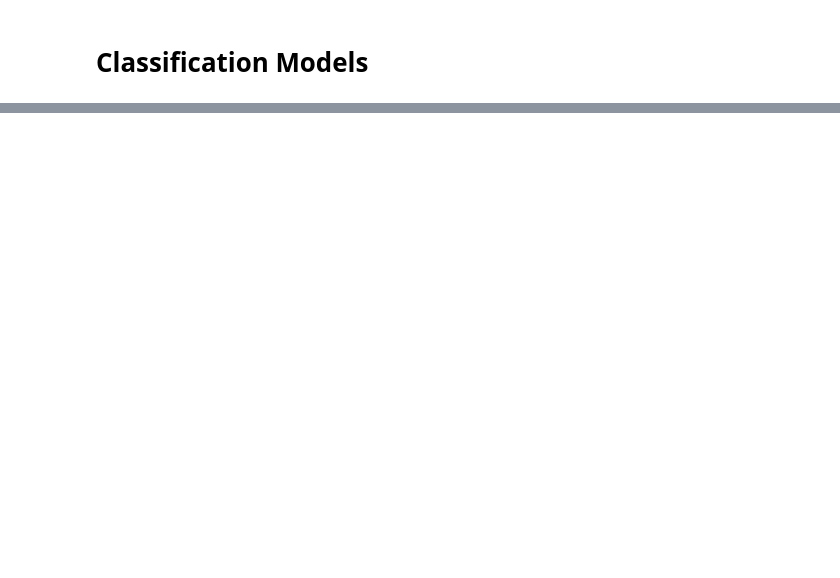
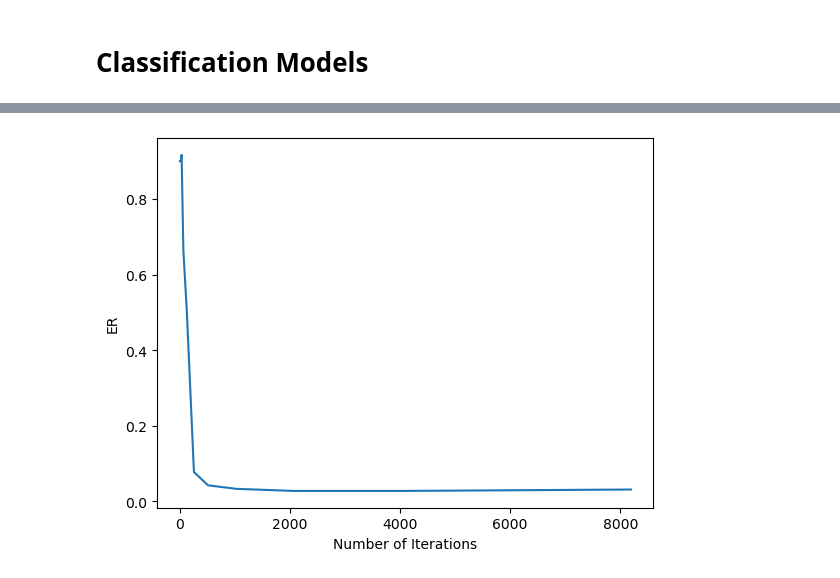
Before and after one commit to MathiasD-P/ECSE_551_A1, a Jupyter notebook: classification.ipynb, the cells around one changed output, grey strips where cells are left out. Saved outputs shown, nothing was run; the diff lists cells and outputs as text; code cells hidden in the pictures; blank space fills up the shorter version.

```diff
--- a/classification.ipynb
+++ b/classification.ipynb
@@ -323,4 +413,5 @@ ytrain_enc[index, ytrain[index]] = 1.0
 # %%
-my_MLP = MLP(64, 10, 10, 0.001)
-my_MLP.fit(Xtrain, ytrain_enc, 1200)
+# Final training
+my_MLP = MLP(64, 32, 10, 0.001)
+my_MLP.fit(Xtrain, ytrain_enc, 1000)
 # %%
@@ -330,0 +422,16 @@ print(np.sum(ytest != my_MLP.predict(Xtest)) / np.size(ytest))
+# %%
+# Evaluate impact of number of epochs
+epochs = 2 ** np.arange(1, 14)
+ER = np.zeros(np.shape(epochs))
+
+for i in range(0, len(epochs)):
+    my_MLP = MLP(64, 32, 10, 0.001)
+    my_MLP.fit(Xtrain, ytrain_enc, epochs[i])
+    ER[i] = np.sum(my_MLP.predict(Xtest) != ytest) / np.size(ytest)
+
+plt.plot(epochs, ER)
+plt.ylabel("ER")
+plt.xlabel("Number of Iterations")
+plt.show()
+# %% [output]
+[figure, added]
```
Also changed, not shown: parts of 16 cells of this notebook.
